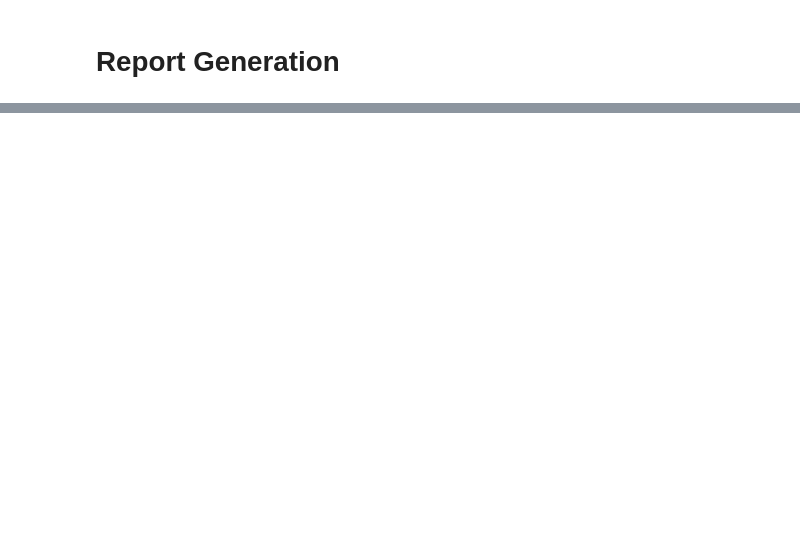
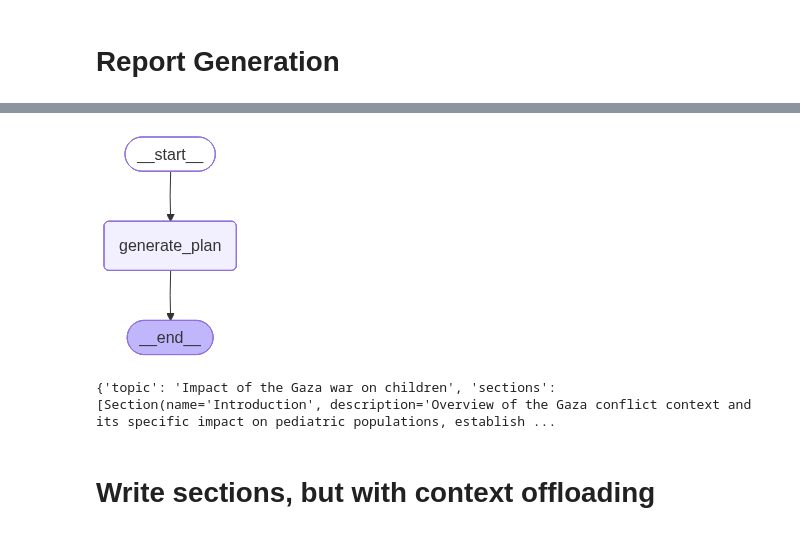
Before and after one commit to Chrisolande/MedReportAI, a Jupyter notebook: iterations.ipynb, the cells around one changed output, grey strips where cells are left out. Saved outputs shown, nothing was run; the diff lists cells and outputs as text; code cells hidden in the pictures; blank space fills up the shorter version.

Commit message:
Implement up to section writing pending addition of context offloading

```diff
--- a/iterations.ipynb
+++ b/iterations.ipynb
@@ -853,0 +816,7 @@ Sections(sections=[Section(name='Pediatric Mortality and Morbidity', description
+# %%
+structured_planner = Predict(ReportPlanner)
+topic = test_question
+result = structured_planner(
+    topic=topic, context=context, report_organization=report_organization
+)
+result.plan.sections
@@ -853,0 +852,31 @@ Sections(sections=[Section(name='Pediatric Mortality and Morbidity', description
+# %%
+class ReportStateInput(TypedDict):
+    topic: str
+
+
+class ReportStateOutput(TypedDict):
+    final_report: str
+
+
+class ReportState(TypedDict):
+    topic: str
+    sections: list[Section]
+    completed_sections: Annotated[list, operator.add]
+    completed_sections_context: (
+        str  # String of any completed sections from research to write final sections
+    )
+    final_report: str  # Final report
+# %%
+def generate_plan(state: ReportState, config: RunnableConfig):
+    report_cfg = ReportConfig.from_runnable_config(config)
+
+    topic = state.get("topic")
+    context = report_cfg.context
+    report_organization = report_cfg.report_organization
+
+    # Generate the plan
+    planner = Predict(ReportPlanner)
+    result = planner(
+        topic=topic, context=context, report_organization=report_organization
+    )
+    return {"sections": result.plan.sections}
@@ -853,0 +899,26 @@ Sections(sections=[Section(name='Pediatric Mortality and Morbidity', description
+# %%
+graph_builder = StateGraph(ReportState)
+graph_builder.add_node("generate_plan", generate_plan)
+graph_builder.set_entry_point("generate_plan")
+graph = graph_builder.compile()
+graph
+# %% [output]
+[figure, added]
+# %%
+state = {"topic": test_question}
+
+config = RunnableConfig(
+    configurable={
+        "context": context,
+        "report_organization": report_organization,
+    }
+)
+
+# Run the graph
+planner_result = graph.invoke(state, config=config)
+
+print(planner_result)
+# %% [output]
+{'topic': 'Impact of the Gaza war on children', 'sections': [Section(name='Introduction', description='Overview of the Gaza conflict context and its specific impact on pediatric populations, establish ...
+# %% [markdown]
+# Write sections, but with context offloading
```
Also changed, not shown: parts of 28 cells of this notebook.
